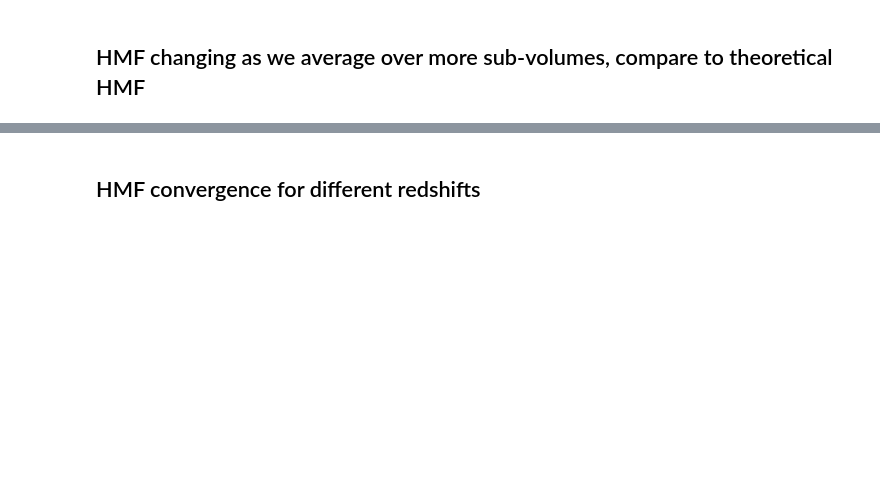
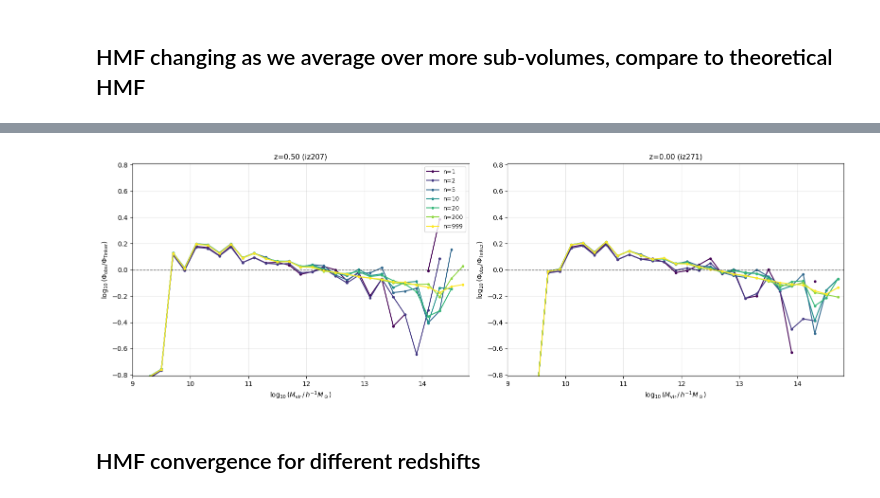
Before and after one commit to OscarHickman/galform_analysis, a Jupyter notebook: examples/subvolume_convergence.ipynb, the cells around one changed output, grey strips where cells are left out. Saved outputs shown, nothing was run; the diff lists cells and outputs as text; code cells hidden in the pictures; blank space fills up the shorter version.

```diff
--- a/examples/subvolume_convergence.ipynb
+++ b/examples/subvolume_convergence.ipynb
@@ -498,3 +391,76 @@ NameError: name 'obs_by_iz_and_n_corrected' is not defined
+# %%
+# Per-redshift HMF comparison: Observed vs. Tinker (2008)
+# Each row shows a different redshift snapshot
+# Each color shows a different n (number of subvolumes)
+# Residuals show log ratio to Tinker (2008)
+
+if not comp_data:
+    print("No comparison data available.")
+else:
+    # Determine shared residual limits across all panels
+    all_log_diffs = []
+    for d in comp_data:
+        tk = d['tk']
+        for n, obs in d['obs_by_n'].items():
+            mask = (tk > 0) & (obs > 0) & np.isfinite(obs) & np.isfinite(tk)
+            if np.any(mask):
+                all_log_diffs.append(np.log10(obs[mask] / tk[mask]))
+
+    if all_log_diffs:
+        all_diffs_concat = np.concatenate(all_log_diffs)
+        v_max = np.nanpercentile(np.abs(all_diffs_concat), 95)
+        if not np.isfinite(v_max) or v_max == 0:
+            v_max = 0.5
+    else:
+        v_max = 0.5
+
+    resid_lim = (-v_max, v_max)
+
+    n_panels = len(comp_data)
+    ncols = min(2, n_panels)
+    nrows = (n_panels + ncols - 1) // ncols
+    fig = plt.figure(figsize=(8 * ncols, 5.5 * nrows))
+
+    cmap = get_cmap('viridis')
+
+    for idx, d in enumerate(comp_data):
+        r = idx // ncols
+        c = idx % ncols
+
+        ax = fig.add_subplot(nrows, ncols, idx + 1)
+
+        x = d['centers']
+        ns = sorted(d['obs_by_n'].keys())
+
+        # Plot each n with a color
+        for i, n in enumerate(ns):
+            color = cmap(i / max(1, len(ns) - 1))
+            obs_vals = d['obs_by_n'][n]
+            theo_vals = d['tk']
+
+            # Compute log ratio safely - only where both are positive and finite
+            mask = (theo_vals > 0) & (obs_vals > 0) & np.isfinite(obs_vals) & np.isfinite(theo_vals)
+            log_ratio = np.full_like(obs_vals, np.nan)
+            if np.any(mask):
+                log_ratio[mask] = np.log10(obs_vals[mask] / theo_vals[mask])
+
+            ax.plot(x, log_ratio, '-', color=color, lw=1.5, marker='o', ms=3, label=f'n={n}')
+
+        ax.axhline(0.0, color='k', lw=1, alpha=0.6, ls='--')
+        ax.set_xlim(bins.min(), bins.max())
+        ax.set_ylim(*resid_lim)
+        ax.grid(True, alpha=0.3)
+        ax.set_xlabel(r'$\log_{10}(M_\mathrm{vir}\,/\,h^{-1}M_\odot)$', fontsize=10)
+        ax.set_ylabel(r'$\log_{10}(\Phi_\mathrm{obs}/\Phi_\mathrm{Tinker})$', fontsize=10)
+        ax.set_title(f"z={d['z']:.2f} ({d['iz']})", fontsize=11)
+
+        if idx == 0:
+            ax.legend(loc='upper right', fontsize=9)
+
+    fig.tight_layout()
+    plt.show()
+# %% [output]
+[figure, added]
 # %% [markdown]
 ## HMF convergence for different redshifts
 # %%
```
Also changed, not shown: parts of 12 cells of this notebook, 24 other files.
